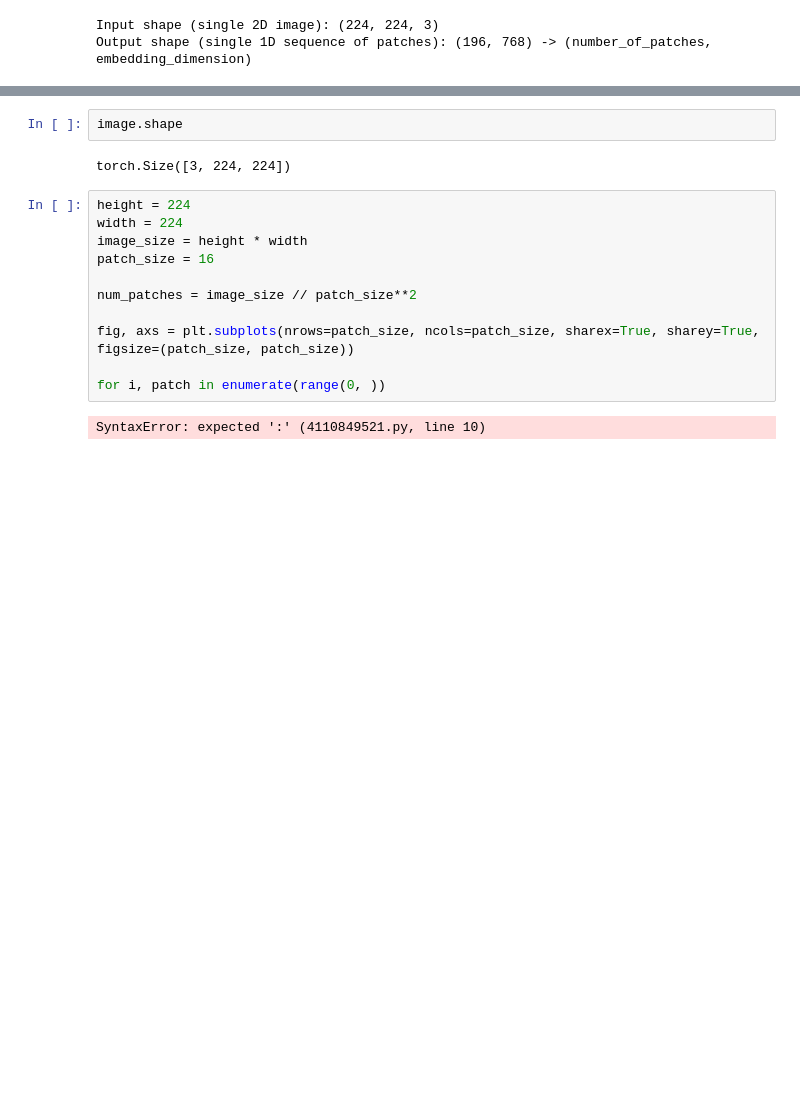
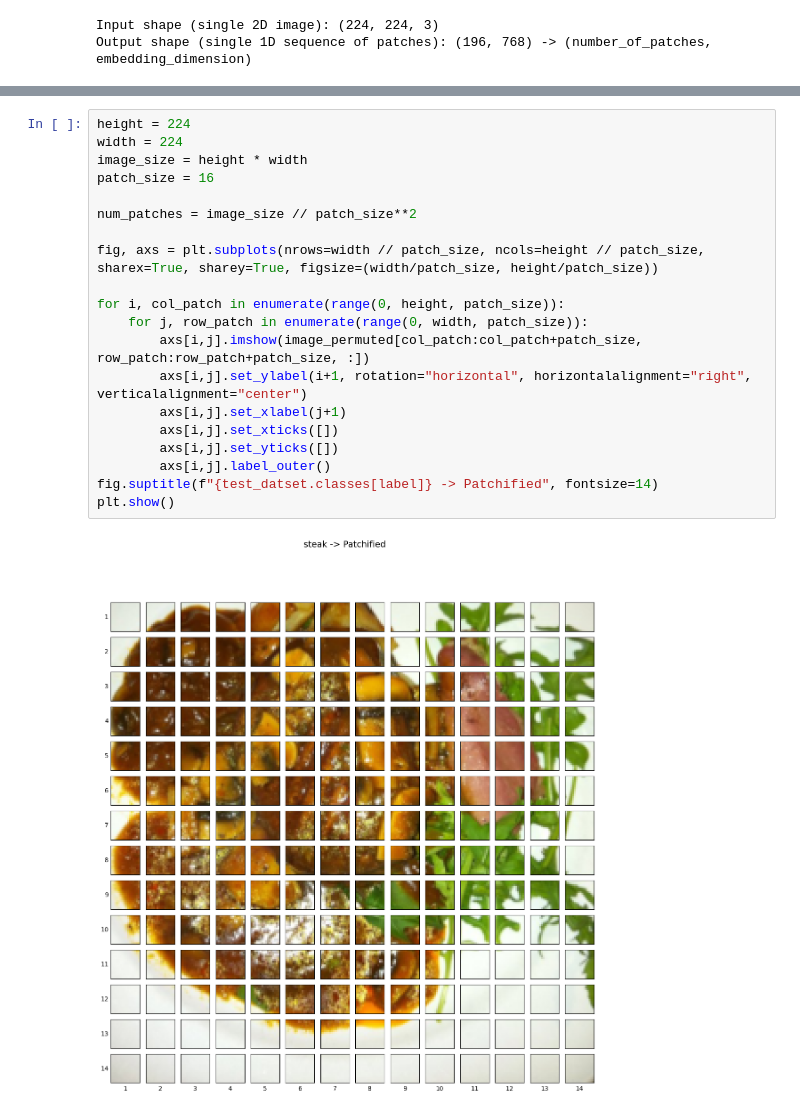
Before and after one commit to abdullahsultan/PytorchBasics, a Jupyter notebook: ResearchPaperReplication.ipynb, the cells around one changed output, grey strips where cells are left out. Saved outputs shown, nothing was run; the diff lists cells and outputs as text; blank space fills up the shorter version.

Commit message:
Image Patchified

```diff
--- a/ResearchPaperReplication.ipynb
+++ b/ResearchPaperReplication.ipynb
@@ -121,17 +121,22 @@ Patch size: 16 pixels x 16 pixels
-# %%
-image.shape
-# %% [output]
-torch.Size([3, 224, 224])
 # %%
 height = 224
 width = 224
 image_size = height * width
 patch_size = 16
 
 num_patches = image_size // patch_size**2
 
-fig, axs = plt.subplots(nrows=patch_size, ncols=patch_size, sharex=True, sharey=True, figsize=(patch_size, patch_size))
+fig, axs = plt.subplots(nrows=width // patch_size, ncols=height // patch_size, sharex=True, sharey=True, figsize=(width/patch_size, height/patch_size))
 
-for i, patch in enumerate(range(0, ))
+for i, col_patch in enumerate(range(0, height, patch_size)):
+    for j, row_patch in enumerate(range(0, width, patch_size)):
+        axs[i,j].imshow(image_permuted[col_patch:col_patch+patch_size, row_patch:row_patch+patch_size, :])
+        axs[i,j].set_ylabel(i+1, rotation="horizontal", horizontalalignment="right", verticalalignment="center")
+        axs[i,j].set_xlabel(j+1)
+        axs[i,j].set_xticks([])
+        axs[i,j].set_yticks([])
+        axs[i,j].label_outer()
+fig.suptitle(f"{test_datset.classes[label]} -> Patchified", fontsize=14)
+plt.show()
 # %% [output]
-SyntaxError: expected ':' (4110849521.py, line 10)
+[figure, added]
```
Also changed, not shown: parts of 3 cells of this notebook.
